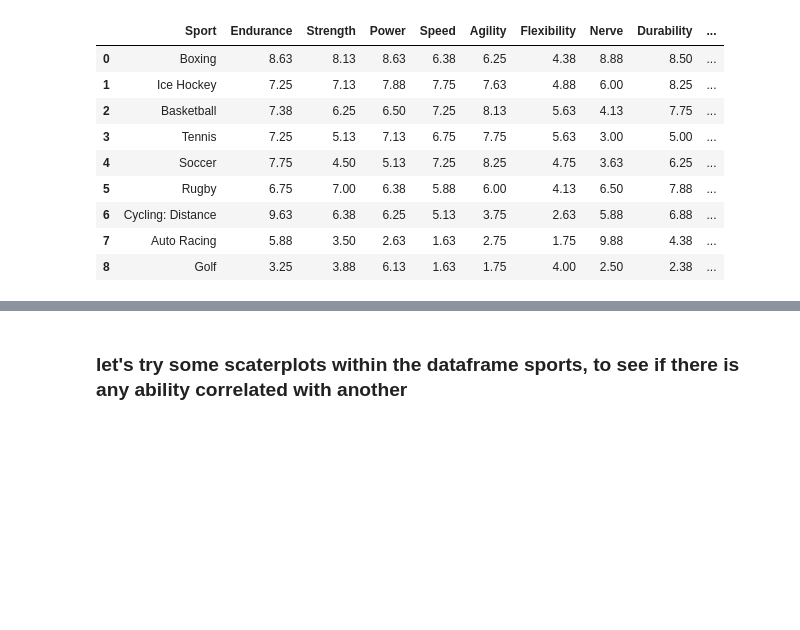
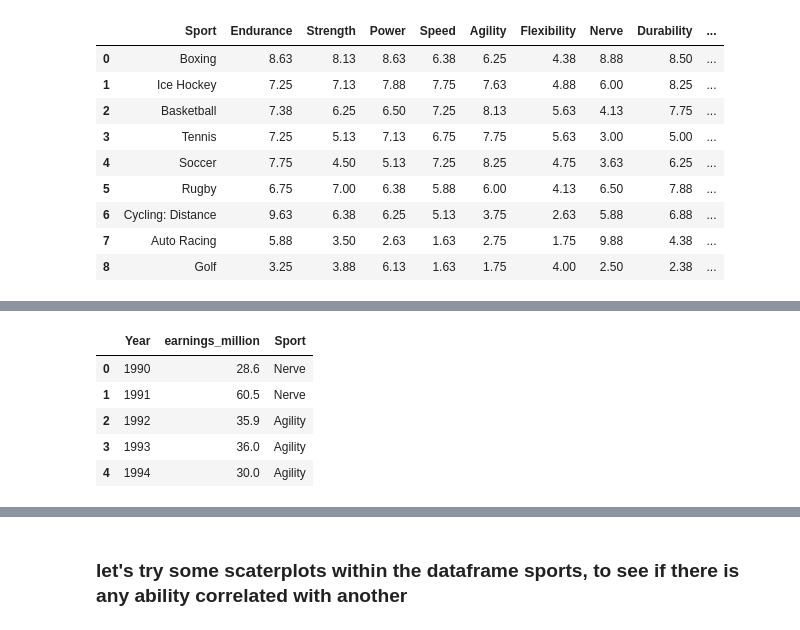
Before and after one commit to Jorge-Solana/Economical_Sports_Hisotry_and_Best_suitable_sport, a Jupyter notebook: First_Visuals.ipynb, the cells around one changed output, grey strips where cells are left out. Cells and saved outputs as stored; diff of their text form; code cells hidden in the pictures; blank space fills up the shorter version.

```diff
--- a/First_Visuals.ipynb
+++ b/First_Visuals.ipynb
@@ -197,0 +244,27 @@ sports_cropped
+# %%
+all_year = pd.merge(max_usd_year, money, on=["Year","earnings_million"], how="left")
+# %%
+year_sport_earnings = all_year.drop(columns=['S.NO', 'Name', 'Nationality', 'Current Rank'], axis = 1)
+# %%
+sports_dict = {
+'Boxing': 'Nerve',
+'Ice Hockey': 'Durability',
+'Basketball': 'Agility',
+'Tennis': 'Hand-Eye Coordination',
+'Soccer': 'Agility',
+'American Football': 'Durability',
+'Cycling: Distance': 'Endurance',
+'Auto Racing': 'Nerve',
+'Golf': 'Analytical Aptitude'
+}
+# %%
+year_sport_earnings.Sport = year_sport_earnings.Sport.map(sports_dict)
+# %%
+year_sport_earnings.head()
+# %% [output]
+|  | Year | earnings_million | Sport |
+| 0 | 1990 | 28.6 | Nerve |
+| 1 | 1991 | 60.5 | Nerve |
+| 2 | 1992 | 35.9 | Agility |
+| 3 | 1993 | 36.0 | Agility |
+| 4 | 1994 | 30.0 | Agility |
```
Also changed, not shown: parts of 31 cells of this notebook.
